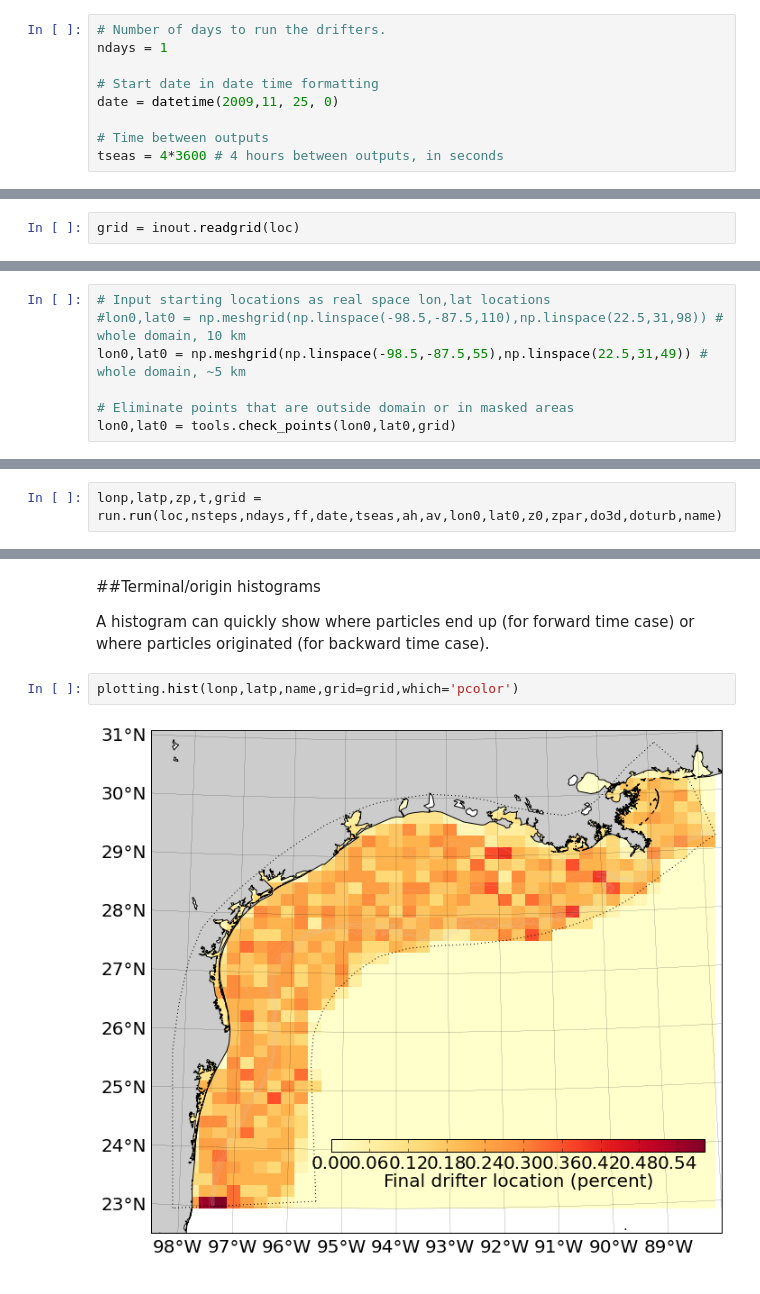
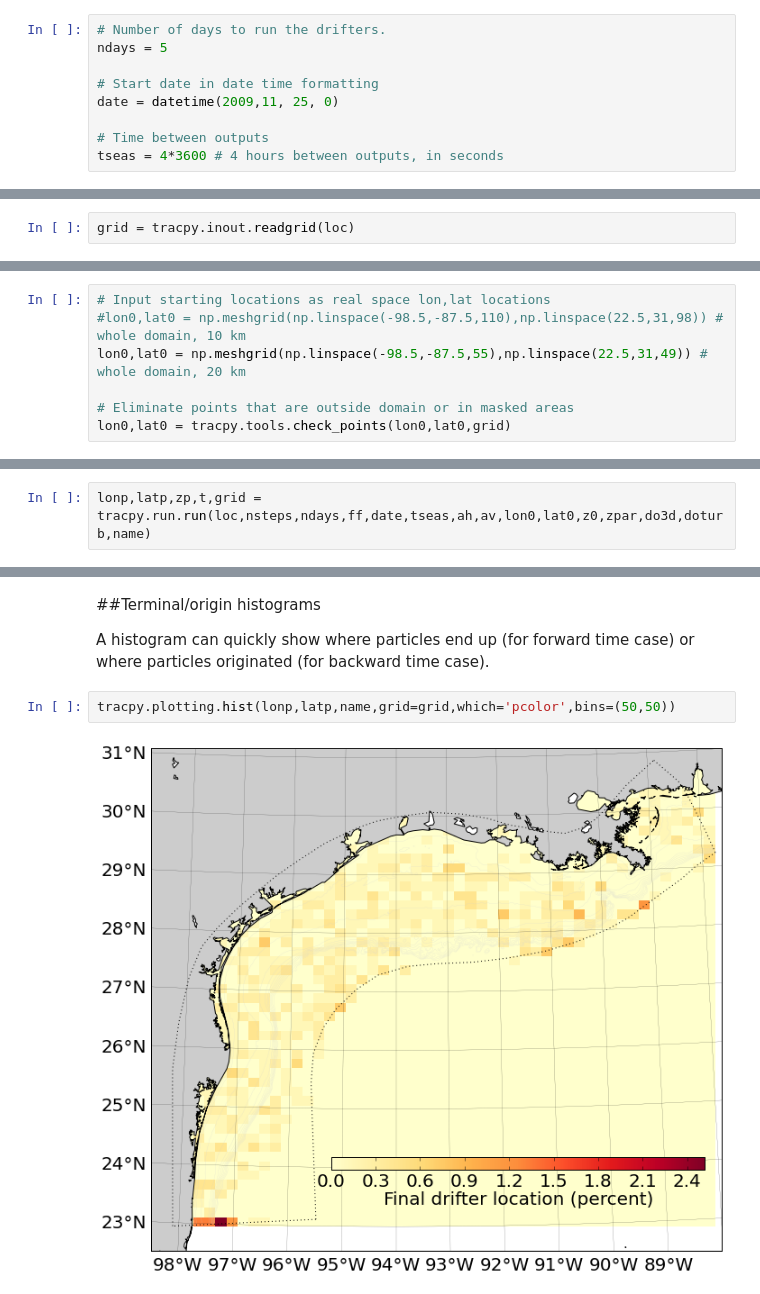
Before and after one commit to kthyng/tracpy, a Jupyter notebook: manual.ipynb, the cells around one changed output, grey strips where cells are left out. Drawn from its saved outputs; the diff is of its cells as text.

Commit message:
New version of the user manual
The iPython user manual is set up pretty well currently. It works with the tracpy code and runs a simple example that can be easily expanded and played around with.

```diff
--- a/manual.ipynb
+++ b/manual.ipynb
@@ -33,6 +33,6 @@ This particular file contains model output from a high resolution model of the T
 # %%
 # Number of days to run the drifters.
-ndays = 1
+ndays = 5
 
 # Start date in date time formatting
 date = datetime(2009,11, 25, 0)
@@ -81,5 +77,5 @@ Grid information has been stored in the `loc` array previously and the `inout` m
 # %%
-grid = inout.readgrid(loc)
+grid = tracpy.inout.readgrid(loc)
 # %% [markdown]
 ##Drifter initialization
 
@@ -91,7 +87,7 @@ After initializing these points, we can run them through a check script to elimi
 # %%
 # Input starting locations as real space lon,lat locations
 #lon0,lat0 = np.meshgrid(np.linspace(-98.5,-87.5,110),np.linspace(22.5,31,98)) # whole domain, 10 km
-lon0,lat0 = np.meshgrid(np.linspace(-98.5,-87.5,55),np.linspace(22.5,31,49)) # whole domain, ~5 km
+lon0,lat0 = np.meshgrid(np.linspace(-98.5,-87.5,55),np.linspace(22.5,31,49)) # whole domain, 20 km
 
 # Eliminate points that are outside domain or in masked areas
-lon0,lat0 = tools.check_points(lon0,lat0,grid)
+lon0,lat0 = tracpy.tools.check_points(lon0,lat0,grid)
@@ -122,5 +130,5 @@ import run
 # %%
-lonp,latp,zp,t,grid = run.run(loc,nsteps,ndays,ff,date,tseas,ah,av,lon0,lat0,z0,zpar,do3d,doturb,name)
+lonp,latp,zp,t,grid = tracpy.run.run(loc,nsteps,ndays,ff,date,tseas,ah,av,lon0,lat0,z0,zpar,do3d,doturb,name)
 # %% [output]
 0
 1
@@ -147,6 +162,6 @@ plotting.tracks(lonp,latp,name,grid=grid)
 
 A histogram can quickly show where particles end up (for forward time case) or where particles originated (for backward time case).
 # %%
-plotting.hist(lonp,latp,name,grid=grid,which='pcolor')
+tracpy.plotting.hist(lonp,latp,name,grid=grid,which='pcolor',bins=(50,50))
 # %% [output]
-[figure, old version]
+[figure, new version]
```
Also changed, not shown: parts of 19 cells of this notebook.
